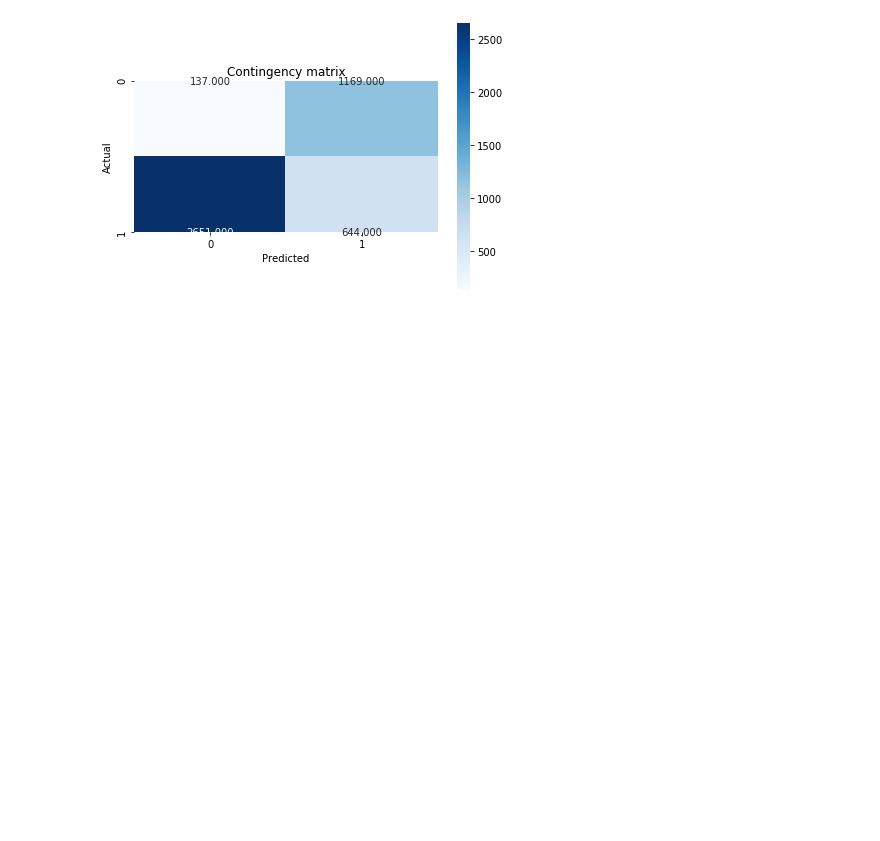
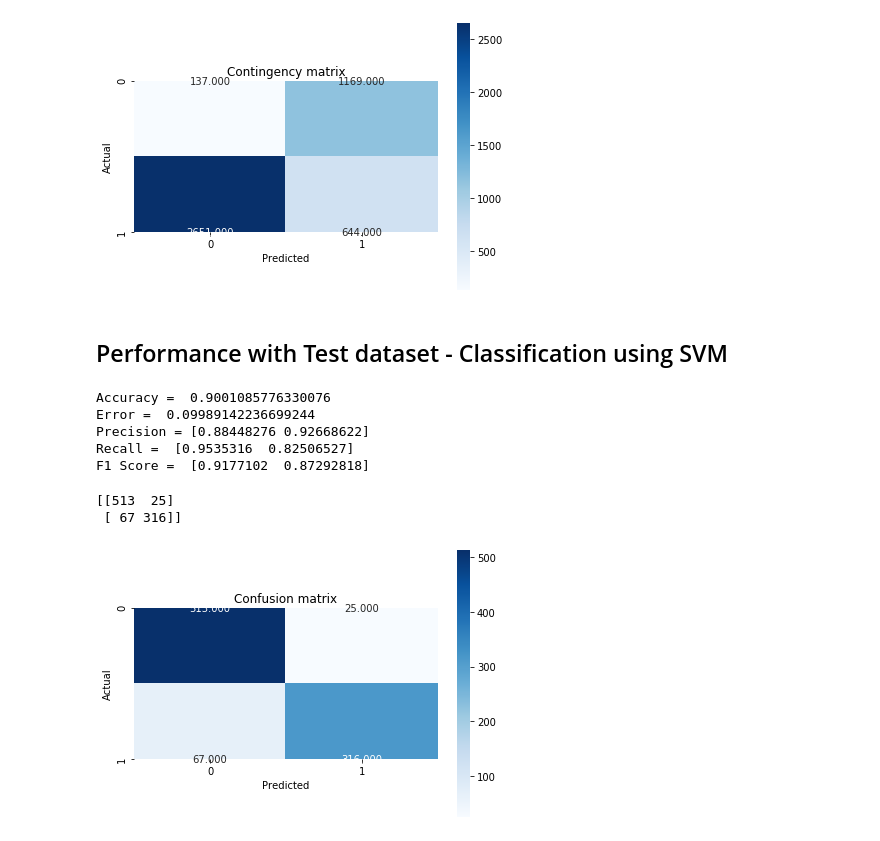
Before and after one commit to samujjwaal/Spam-Email-Classifier, a Jupyter notebook: CS418-FinalProject.ipynb, the cells around one changed output. Drawn from its saved outputs; the diff is of its cells as text; code cells hidden in the pictures; blank space fills up the shorter version.

```diff
--- a/CS418-FinalProject.ipynb
+++ b/CS418-FinalProject.ipynb
@@ -634,9 +634,9 @@ F1 Score =  [0.93744493 0.89929078]
 # %% [markdown]
 #### Selecting best set of attributes
 # %%
-cols = [0,4,6,7,8,9,11,15,16,17,20,22,23,24,36,52,56]
-classifier = SVC(kernel = 'rbf', gamma = 'auto')
-classifier.fit(x_train_scaled.iloc[:,cols],y_train)
+SVM_cols = [0,4,6,7,8,9,11,15,16,17,20,22,23,24,36,52,56]
+SVM_classifier = SVC(kernel = 'rbf', gamma = 'auto')
+SVM_classifier.fit(x_train_scaled.iloc[:,SVM_cols],y_train)
 # %% [output]
 SVC(C=1.0, cache_size=200, class_weight=None, coef0=0.0,
     decision_function_shape='ovr', degree=3, gamma='auto', kernel='rbf',
@@ -748,3 +748,38 @@ print(cont_matrix)
 [[ 137 1169]
  [2651  644]]
 [figure]
+# %% [markdown]
+## Performance with Test dataset - Classification using SVM
+# %%
+#Standardizaing the test dataset
+scaler = StandardScaler()
+scaler.fit(x_test)
+x_test_scaled = scaler.transform(x_test)
+x_test_scaled = pd.DataFrame(x_test_scaled)
+# %%
+test_y_pred = SVM_classifier.predict(x_test_scaled.iloc[:,SVM_cols])
+# %%
+accuracy = metrics.accuracy_score(y_test,test_y_pred)
+error = 1 - accuracy
+precision = metrics.precision_score(y_test, test_y_pred, average = None)
+recall = metrics.recall_score(y_test, test_y_pred, average = None)
+F1_score = metrics.f1_score(y_test, test_y_pred, average = None)
+print("Accuracy = ",accuracy, "\nError = ",error, "\nPrecision =",precision,"\nRecall = ", recall,"\nF1 Score = ", F1_score)
+# %% [output]
+Accuracy =  0.9001085776330076
+Error =  0.09989142236699244
+Precision = [0.88448276 0.92668622]
+Recall =  [0.9535316  0.82506527]
+F1 Score =  [0.9177102  0.87292818]
+# %%
+conf_matrix = metrics.confusion_matrix(y_test,test_y_pred)
+sns.heatmap(conf_matrix, annot = True, fmt = ".3f", square = True, cmap = plt.cm.Blues)
+plt.ylabel('Actual')
+plt.xlabel('Predicted')
+plt.title('Confusion matrix')
+plt.tight_layout()
+print(conf_matrix)
+# %% [output]
+[[513  25]
+ [ 67 316]]
+[figure, added]
```
Also changed, not shown: parts of 5 cells of this notebook.
